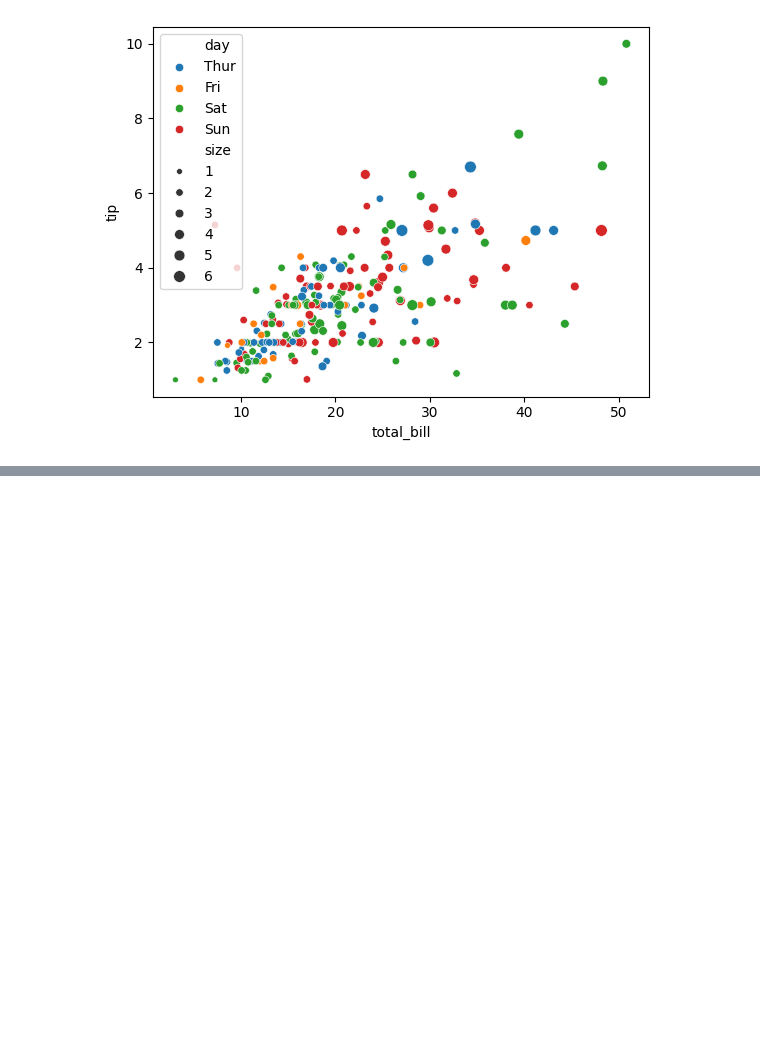
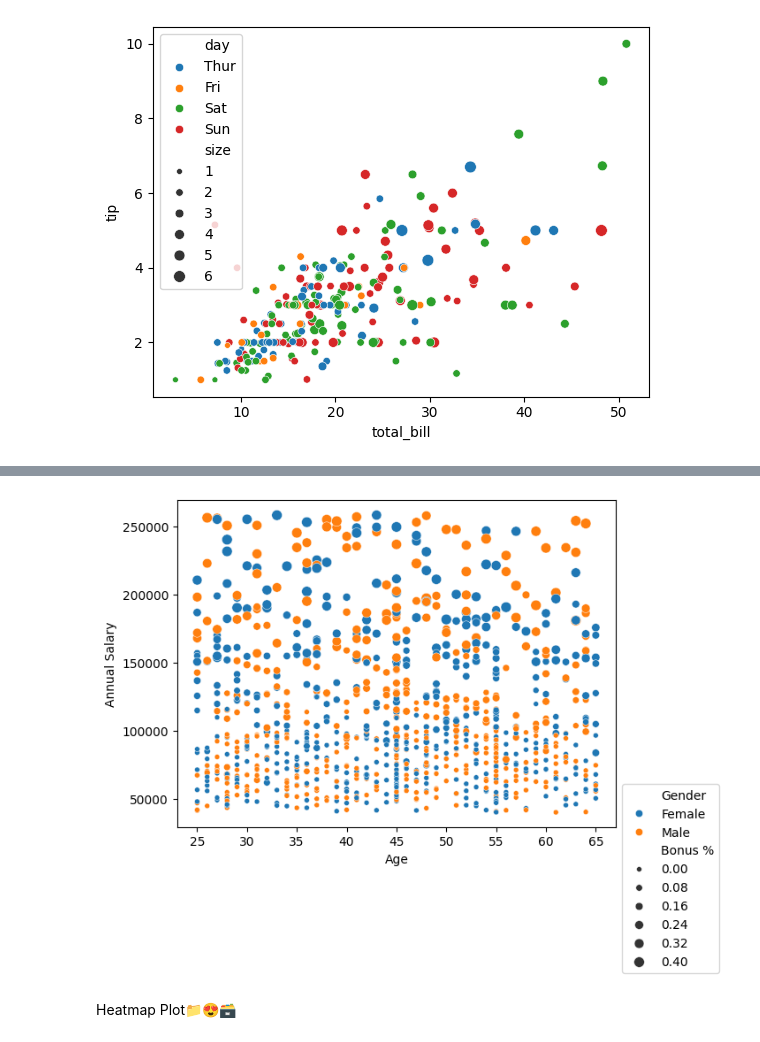
Before and after one commit to GulamAnsari12/Full-Python, a Jupyter notebook: Seaborn.ipynb, the cells around one changed output, grey strips where cells are left out. Drawn from its saved outputs; the diff is of its cells as text; code cells hidden in the pictures; blank space fills up the shorter version.

```diff
--- a/Seaborn.ipynb
+++ b/Seaborn.ipynb
@@ -149,4 +149,5 @@ plt.show()
 # %% [output]
 [figure]
 # %%
-data = pd.read_excel()
+data = pd.read_excel("D:/DATA FOR PRACTICE/ESD.xlsx")
+data
@@ -152,0 +168,8 @@ data = pd.read_excel()
+# %%
+sns.scatterplot(data = data ,  x = "Age", y="Annual Salary", size="Bonus %", hue="Gender")
+plt.legend(bbox_to_anchor = (1,0.15))  #x , y , width, height
+plt.show()
+# %% [output]
+[figure, added]
+# %% [markdown]
+Heatmap Plot📁😍🗃️
```
Also changed, not shown: parts of 40 cells of this notebook.
